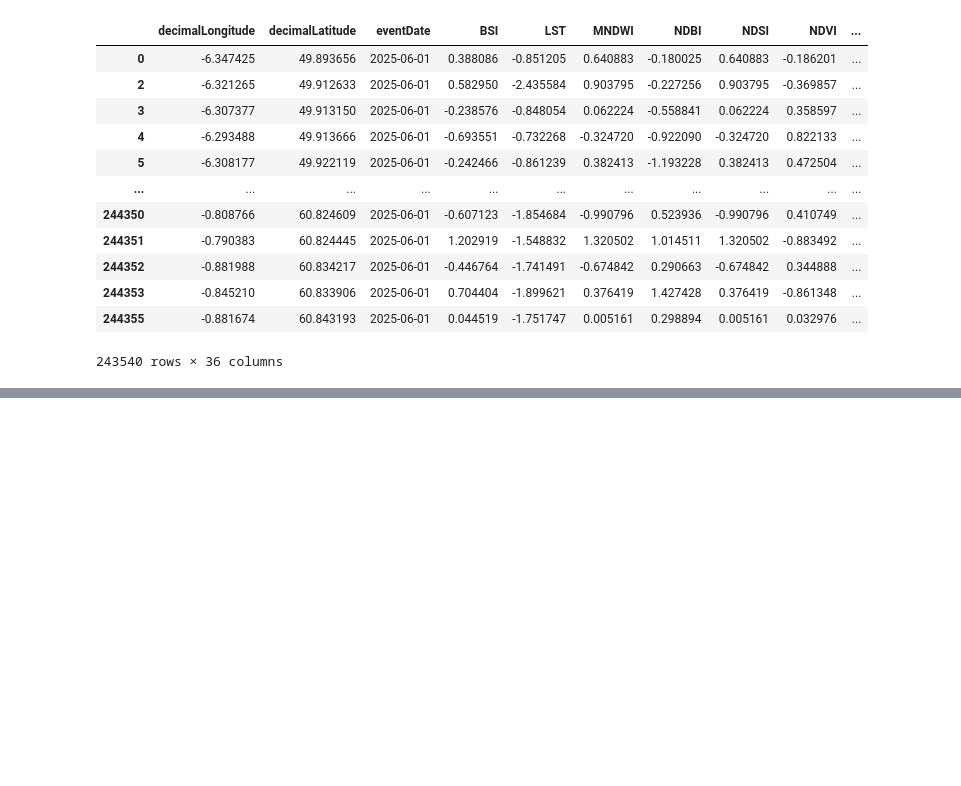
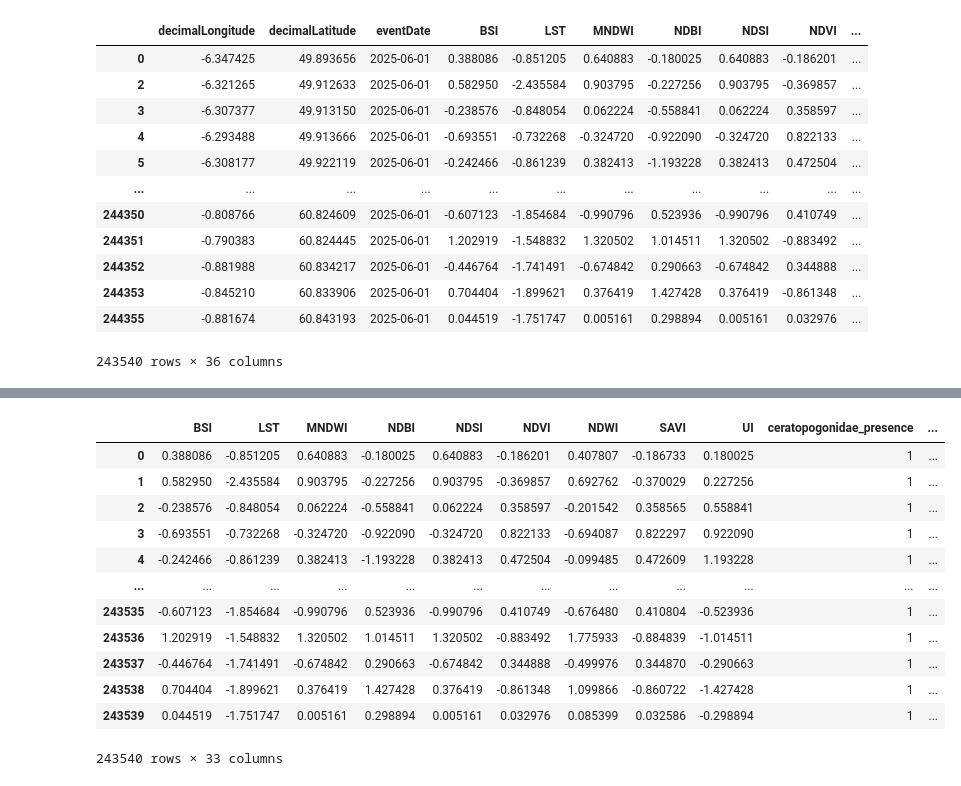
Before and after one commit to arzaan789/Species-Distribution-Modeling, a Jupyter notebook: bat_inference.ipynb, the cells around one changed output, grey strips where cells are left out. Drawn from its saved outputs; the diff is of its cells as text; code cells hidden in the pictures; blank space fills up the shorter version.

```diff
--- a/bat_inference.ipynb
+++ b/bat_inference.ipynb
@@ -681,3 +700,17 @@ plt.show()
 # %%
 #save the image
 fig.savefig("bat_probability_map.png", dpi=300, bbox_inches='tight')
+# %%
+# correlation matrix of the features with only probability, except 'decimalLatitude', 'decimalLongitude', 'eventDate'
+import seaborn as sns
+import matplotlib.pyplot as plt
+df = pd.read_csv("bat_results.csv")
+df = df.drop(columns=['decimalLatitude', 'decimalLongitude', 'eventDate'])
+corr = df.corr()
+# only show correlation of probability with other features
+corr_prob = corr[['probability']].sort_values(by='probability', ascending=False)
+plt.figure(figsize=(6, 10))
+sns.heatmap(corr_prob, annot=True, cmap='coolwarm', vmin=-1, vmax=1)
+plt.title('Correlation of Features with Probability')
+plt.tight_layout()
+plt.show()
@@ -683,0 +719,16 @@ fig.savefig("bat_probability_map.png", dpi=300, bbox_inches='tight')
+# %%
+df
+# %% [output]
+|  | BSI | LST | MNDWI | NDBI | NDSI | NDVI | NDWI | SAVI | UI | ceratopogonidae_presence | ... |
+| 0 | 0.388086 | -0.851205 | 0.640883 | -0.180025 | 0.640883 | -0.186201 | 0.407807 | -0.186733 | 0.180025 | 1 | ... |
+| 1 | 0.582950 | -2.435584 | 0.903795 | -0.227256 | 0.903795 | -0.369857 | 0.692762 | -0.370029 | 0.227256 | 1 | ... |
+| 2 | -0.238576 | -0.848054 | 0.062224 | -0.558841 | 0.062224 | 0.358597 | -0.201542 | 0.358565 | 0.558841 | 1 | ... |
+| 3 | -0.693551 | -0.732268 | -0.324720 | -0.922090 | -0.324720 | 0.822133 | -0.694087 | 0.822297 | 0.922090 | 1 | ... |
+| 4 | -0.242466 | -0.861239 | 0.382413 | -1.193228 | 0.382413 | 0.472504 | -0.099485 | 0.472609 | 1.193228 | 1 | ... |
+| ... | ... | ... | ... | ... | ... | ... | ... | ... | ... | ... | ... |
+| 243535 | -0.607123 | -1.854684 | -0.990796 | 0.523936 | -0.990796 | 0.410749 | -0.676480 | 0.410804 | -0.523936 | 1 | ... |
+| 243536 | 1.202919 | -1.548832 | 1.320502 | 1.014511 | 1.320502 | -0.883492 | 1.775933 | -0.884839 | -1.014511 | 1 | ... |
+| 243537 | -0.446764 | -1.741491 | -0.674842 | 0.290663 | -0.674842 | 0.344888 | -0.499976 | 0.344870 | -0.290663 | 1 | ... |
+| 243538 | 0.704404 | -1.899621 | 0.376419 | 1.427428 | 0.376419 | -0.861348 | 1.099866 | -0.860722 | -1.427428 | 1 | ... |
+| 243539 | 0.044519 | -1.751747 | 0.005161 | 0.298894 | 0.005161 | 0.032976 | 0.085399 | 0.032586 | -0.298894 | 1 | ... |
+243540 rows × 33 columns
```
Also changed, not shown: parts of 5 cells of this notebook, 40 other files.
